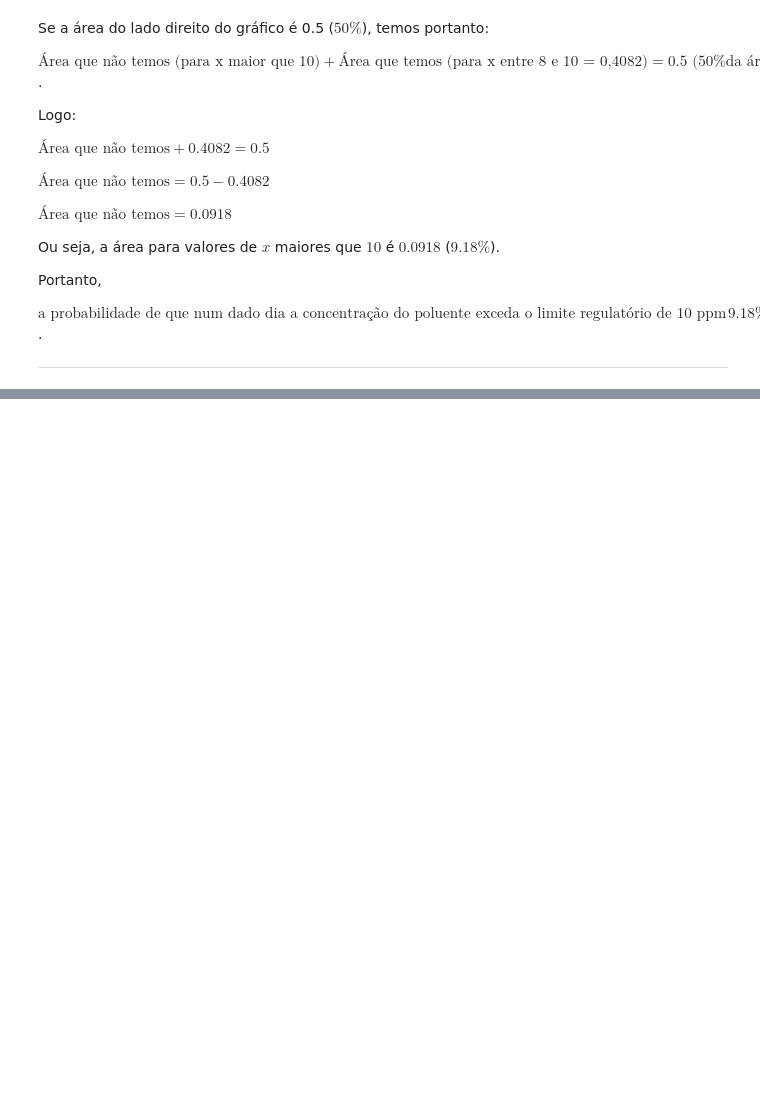
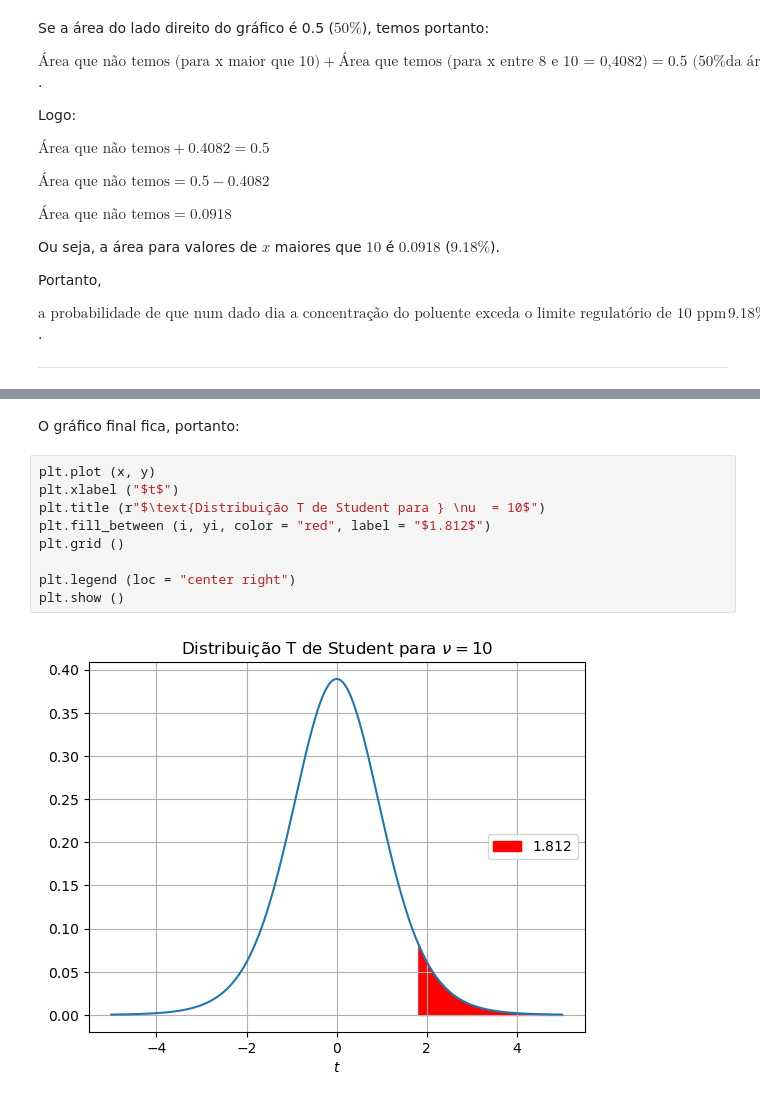
Before and after one commit to eltonlima01/statistics, a Jupyter notebook: normal-distribution/notebooks/main.ipynb, the cells around one changed output, grey strips where cells are left out. Cells and saved outputs as stored; diff of their text form; blank space fills up the shorter version.

```diff
--- a/normal-distribution/notebooks/main.ipynb
+++ b/normal-distribution/notebooks/main.ipynb
@@ -454,0 +567,13 @@ $ \boxed{\text{a probabilidade de que num dado dia a concentração do poluente
+# %% [markdown]
+O gráfico final fica, portanto:
+# %%
+plt.plot (x, y)
+plt.xlabel ("$t$")
+plt.title (r"$\text{Distribuição T de Student para } \nu  = 10$")
+plt.fill_between (i, yi, color = "red", label = "$1.812$")
+plt.grid ()
+
+plt.legend (loc = "center right")
+plt.show ()
+# %% [output]
+[figure, added]
```
Also changed, not shown: parts of 28 cells of this notebook, 1 other file.
